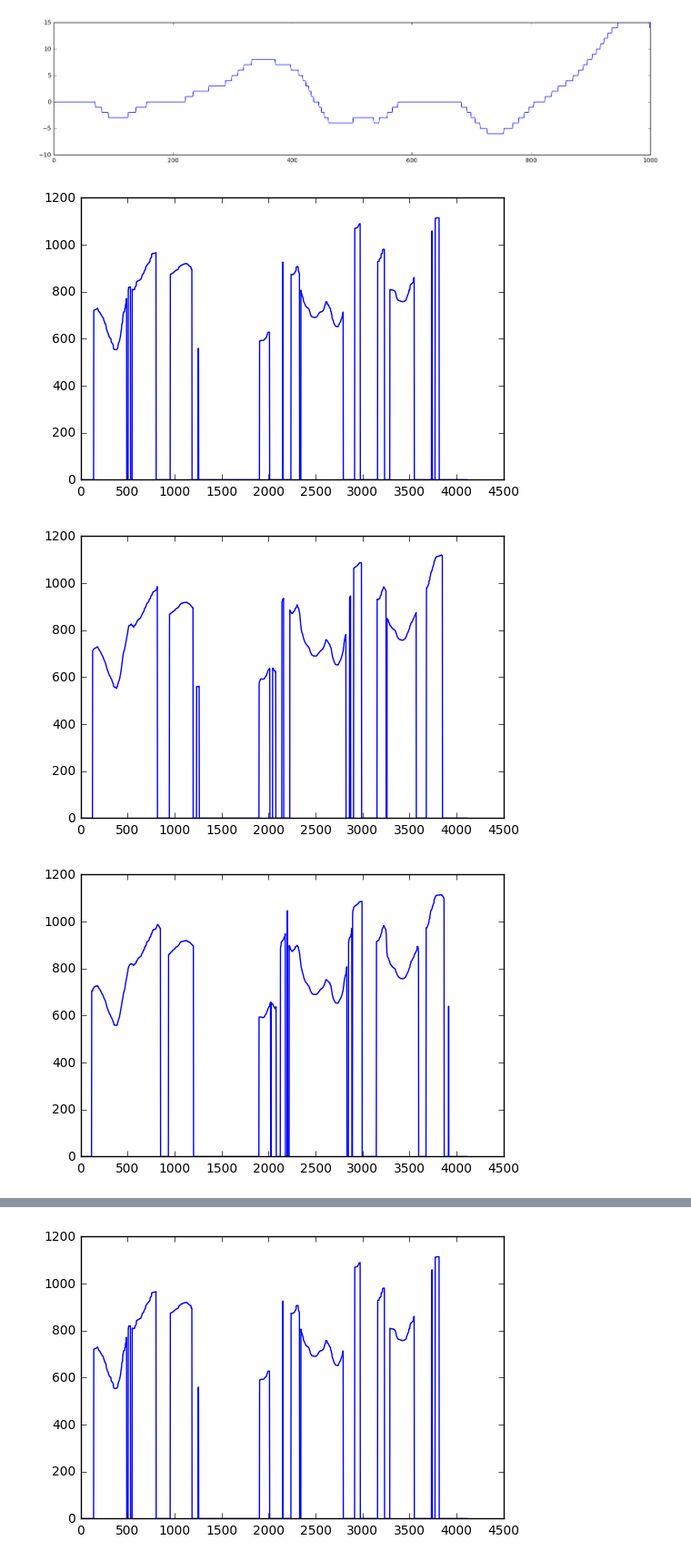
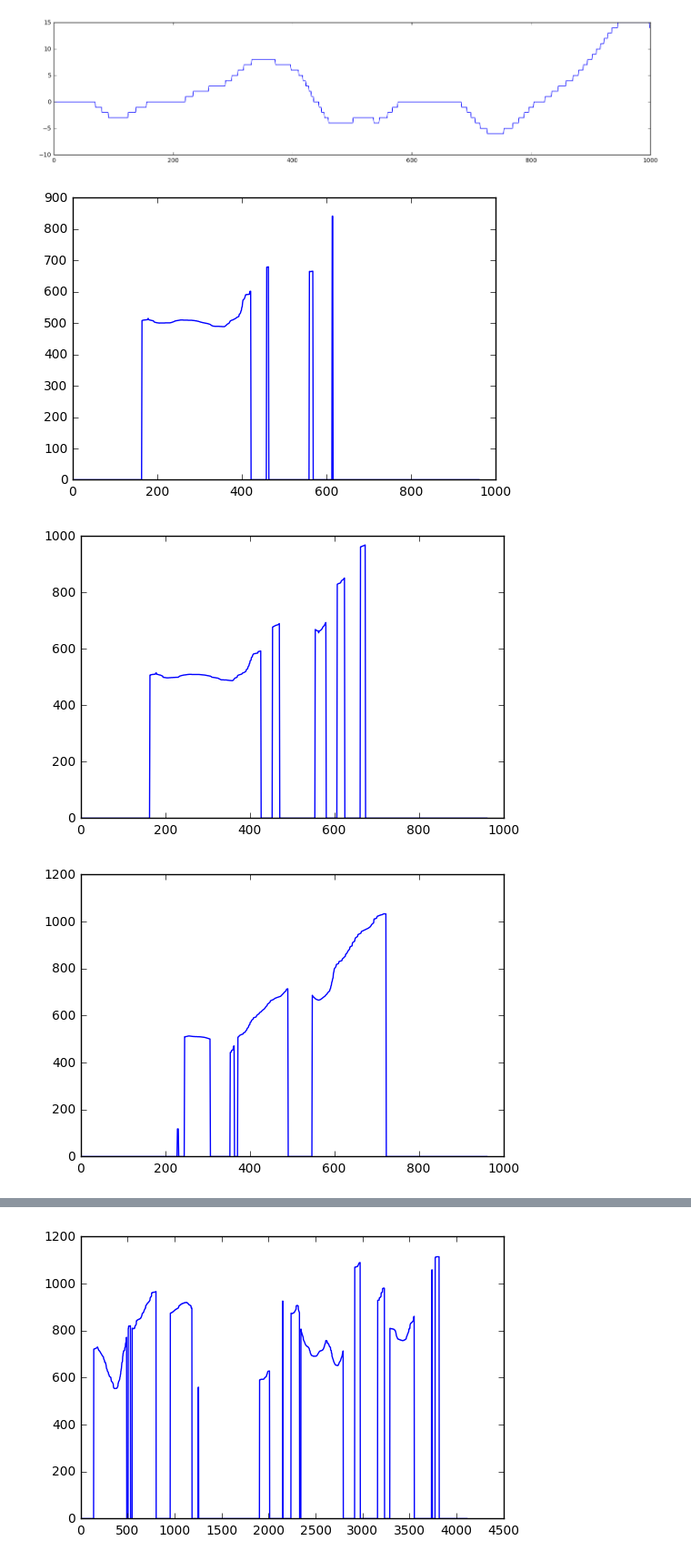
Before and after one commit to nomnom-mst/exhibition, a Jupyter notebook: waveanalyze.ipynb, the cells around one changed output, grey strips where cells are left out. Shown at 91% size. Drawn from its saved outputs; the diff is of its cells as text; code cells hidden in the pictures.

```diff
--- a/waveanalyze.ipynb
+++ b/waveanalyze.ipynb
@@ -87,7 +87,7 @@ wavecontroller.save_file("data/"+filename+"/s4_"+filename+".wav", s4_data, 44100
 # %%
 imp.reload(bufconv)
 
-filename = "arayuru"
+filename = "nantehida"
 
 buf_file = "data/"+filename+"/"+filename+".pitch"
 results = bufconv.read_float(buf_file)
@@ -97,33 +97,33 @@ plt.plot(x, y)
 plt.show()
 
 buf_file = "data/"+filename+"/s1_"+filename+".pitch"
 results = bufconv.read_float(buf_file)
 x = np.arange(len(results))
 y = results
 plt.plot(x, y)
 plt.show()
 
 buf_file = "data/"+filename+"/s2_"+filename+".pitch"
 results = bufconv.read_float(buf_file)
 x = np.arange(len(results))
 y = results
 plt.plot(x, y)
 plt.show()
 
 buf_file = "data/"+filename+"/s3_"+filename+".pitch"
 results = bufconv.read_float(buf_file)
 x = np.arange(len(results))
 y = results
 plt.plot(x, y)
 plt.show()
 
 buf_file = "data/"+filename+"/s4_"+filename+".pitch"
 results = bufconv.read_float(buf_file)
 x = np.arange(len(results))
 y = results
 plt.plot(x, y)
 plt.show()
 # %% [output]
-[figure, old version]
+[figure, new version]
-[figure, old version]
+[figure, new version]
-[figure, old version]
+[figure, new version]
```
Also changed, not shown: parts of 5 cells of this notebook, 6 other files.
